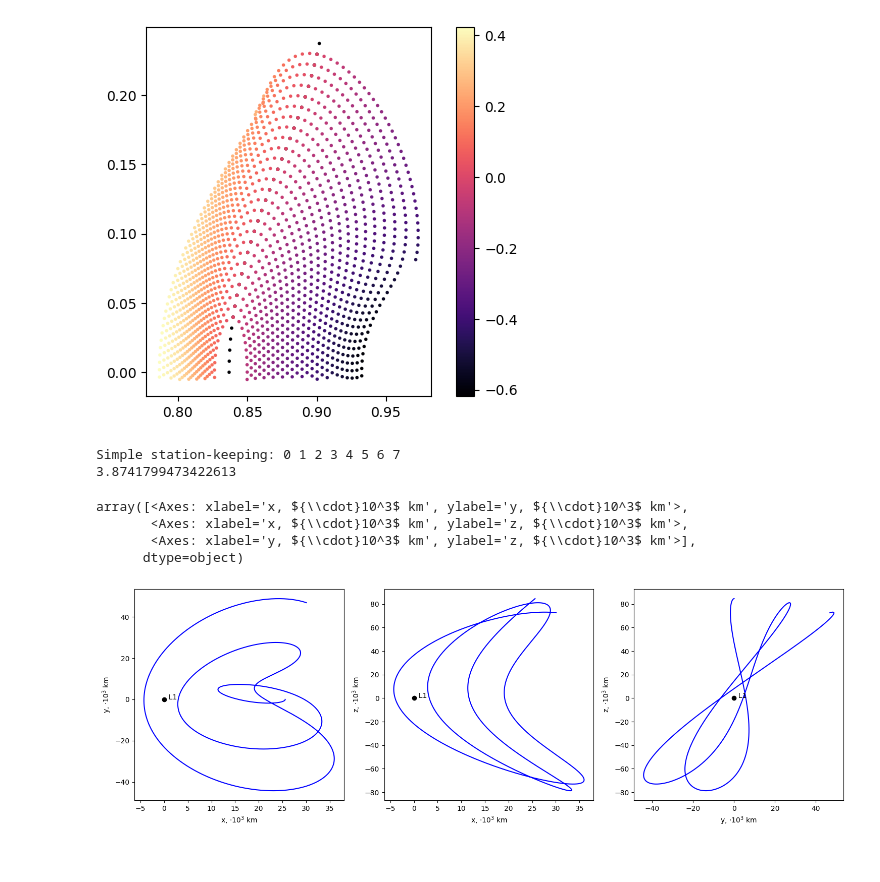
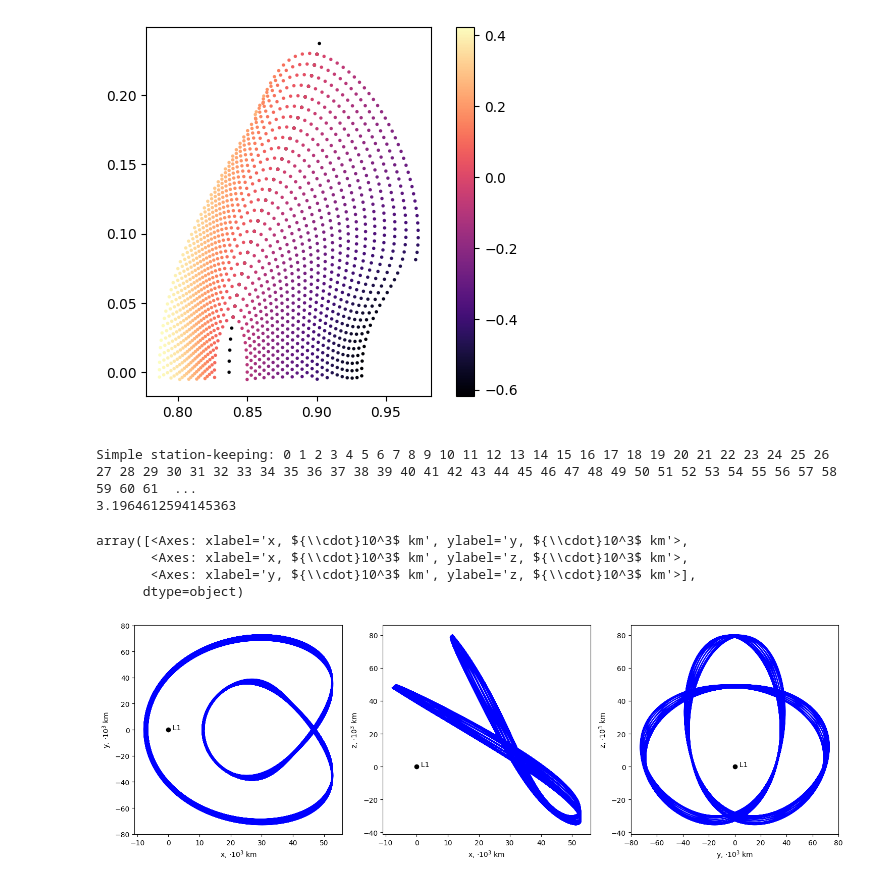
Before and after one commit to tka4nik/crtbp_diploma, a Jupyter notebook: test.ipynb, the cells around one changed output. Drawn from its saved outputs; the diff is of its cells as text; code cells hidden in the pictures.

```diff
--- a/test.ipynb
+++ b/test.ipynb
@@ -104,34 +106,43 @@ class zero_correction(op.corrections.base_correction):
     def calc_dv(self, t, s):
         return model.get_zero_state()
 # %%
+model = op.crtbp3_model('Earth-Moon (default)', integrator=op.dopri5_integrator(), stm=True)
+one_thousand_kms = (1-model.L1)/58
+
+
 left = op.eventX(model.L1 - 33 * one_thousand_kms)
 right = op.eventX(model.L1 + 53 * one_thousand_kms)
-event = op.eventZ(count=3)
+event = op.eventY(count=3)
 
 correction = op.border_correction(model, op.unstable_direction(model), [left], [right])
 zcorrection = zero_correction(model, op.unstable_direction(model))
-impulse_correction = op.simple_station_keeping(model, zcorrection, correction, rev=3.8741799473334364/4, events=[event])
+impulse_correction = op.simple_station_keeping(model, zcorrection, correction, rev=3.1964612594176955/4, events=[event])
 
 s0 = model.get_zero_state()
 
-i, j = 48, 1
+# i, j = 48, 1
+# s0[0] = data[i][j][0]
+# s0[2] = data[i][j][1]
+# s0[4] = data[i][j][2]
+
+i, j = 51, 8
 s0[0] = data[i][j][0]
 s0[2] = data[i][j][1]
 s0[4] = data[i][j][2]
 
-df = impulse_correction.prop(0, s0, 8)
+df = impulse_correction.prop(0, s0, 160)
 time = impulse_correction.evout[:3,3]
 period = (time[-1] - time[-2])*2
 print(period)
 
 plotter = op.plotter.from_model(model, length_units='Mm', velocity_units='km/s')
 ax = plotter.plot_proj(df, centers={'x':model.L1})
 plotter.plot_proj(ax=ax, centers={'x':model.L1}, plottables=[plotter.L1], colors='k',ls='',marker='o')
 # %% [output]
-Simple station-keeping: 0 1 2 3 4 5 6 7
-3.8741799473422613
+Simple station-keeping: 0 1 2 3 4 5 6 7 8 9 10 11 12 13 14 15 16 17 18 19 20 21 22 23 24 25 26 27 28 29 30 31 32 33 34 35 36 37 38 39 40 41 42 43 44 45 46 47 48 49 50 51 52 53 54 55 56 57 58 59 60 61  ...
+3.1964612594145363
 array([<Axes: xlabel='x, ${\\cdot}10^3$ km', ylabel='y, ${\\cdot}10^3$ km'>,
        <Axes: xlabel='x, ${\\cdot}10^3$ km', ylabel='z, ${\\cdot}10^3$ km'>,
        <Axes: xlabel='y, ${\\cdot}10^3$ km', ylabel='z, ${\\cdot}10^3$ km'>],
       dtype=object)
-[figure, old version]
+[figure, new version]
```
Also changed, not shown: parts of 19 cells of this notebook, 47 other files.
